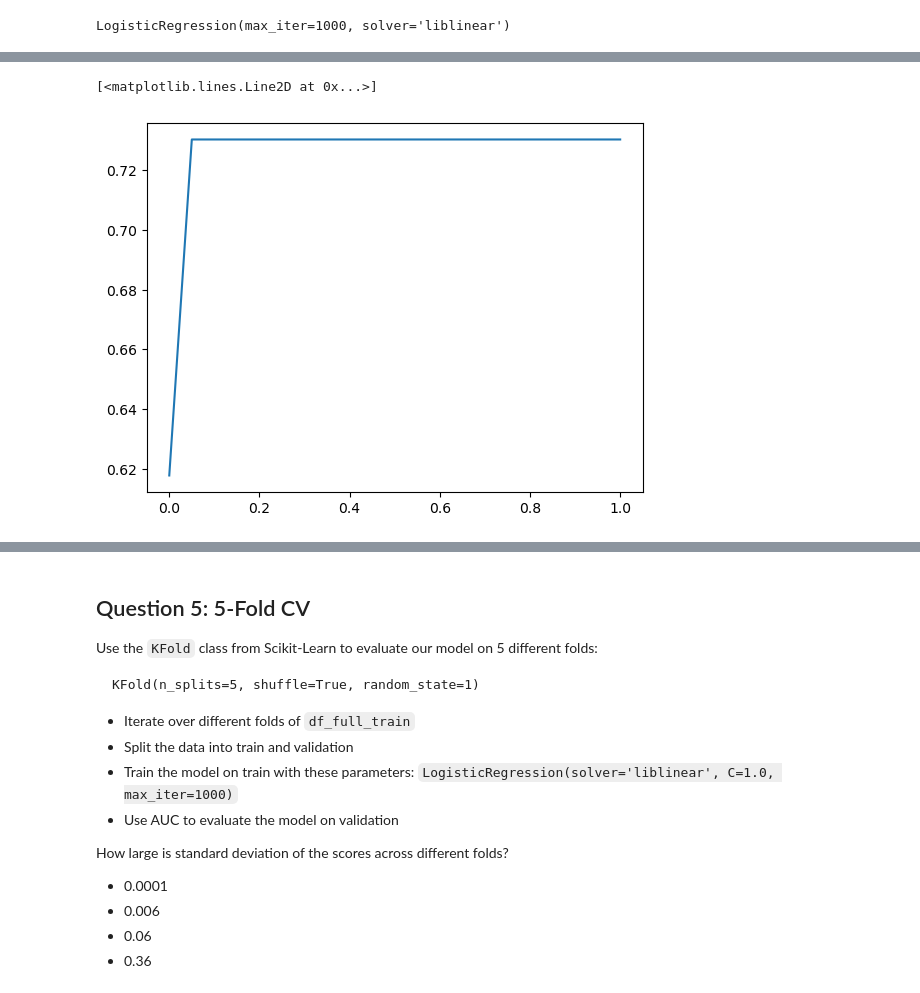
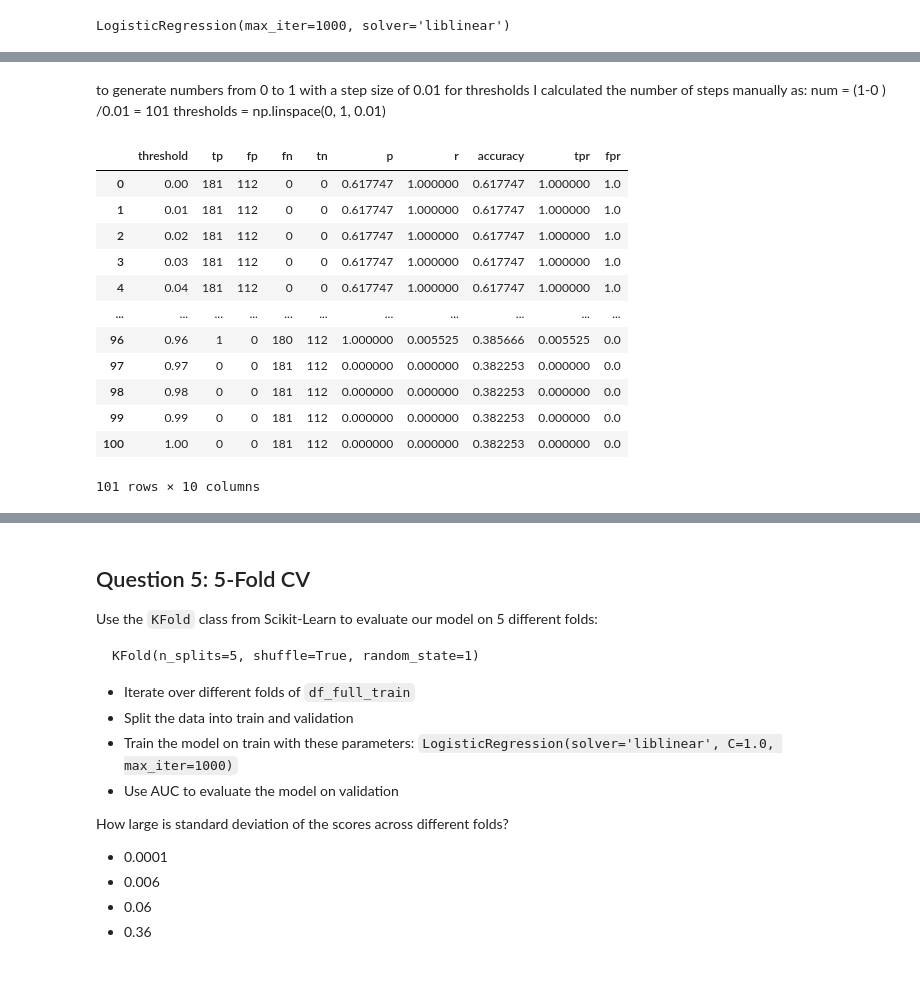
Before and after one commit to rosa-lpz/machine-learning-zoomcamp-homework, a Jupyter notebook: 04-evaluation/homework-04.ipynb, the cells around one changed output, grey strips where cells are left out. Saved outputs shown, nothing was run; the diff lists cells and outputs as text; code cells hidden in the pictures.

```diff
--- a/04-evaluation/homework-04.ipynb
+++ b/04-evaluation/homework-04.ipynb
@@ -308,6 +262,0 @@ for t in thresholds:
-# %%
-
-plt.plot(thresholds, scores)
-# %% [output]
-[<matplotlib.lines.Line2D at 0x...>]
-[figure, removed]
@@ -313,0 +265,54 @@ plt.plot(thresholds, scores)
+# %% [markdown]
+to generate numbers from 0 to 1 with a step size of 0.01 for thresholds I calculated the number of steps manually as: num = (1-0 ) /0.01 = 101
+thresholds = np.linspace(0, 1, 0.01)
+# %%
+def precision_recall_table(y_val,y_pred):
+                # np.linspace(start, stop, num)
+    thresholds = np.linspace(0.0, 1.0, 101)
+    scores=[]
+    #precision_recall= {}
+
+    for t in thresholds:
+        actual_positive = (y_val == 1)
+        actual_negative = (y_val == 0)
+
+        predict_positive = (y_pred >= t)
+        predict_negative = (y_pred < t)
+
+        tp = (predict_positive & actual_positive).sum()
+        tn = (predict_negative & actual_negative).sum()
+
+        fp = (predict_positive & actual_negative).sum()
+        fn = (predict_negative & actual_positive).sum()
+
+        # Calculate precision and recall
+        p = tp / (tp + fp) if (tp + fp) > 0 else 0  # Avoid division by zero
+        r = tp / (tp + fn) if (tp + fn) > 0 else 0  # Avoid division by zero
+
+        accuracy = accuracy_score(y_val, y_pred >= t)
+        scores.append((t, tp, fp, fn, tn, p, r, accuracy))
+
+    # Create DataFrame with scores
+    columns = ['threshold', 'tp', 'fp', 'fn', 'tn', 'p', 'r','accuracy']
+    df_scores = pd.DataFrame(scores, columns=columns)
+
+    # Add True Positive Rate (TPR) and False Positive Rate (FPR)
+    df_scores['tpr'] = df_scores.tp / (df_scores.tp + df_scores.fn)  # Sensitivity or Recall
+    df_scores['fpr'] = df_scores.fp / (df_scores.fp + df_scores.tn)  # Fall-out
+    return df_scores
+# %%
+precision_recall_table(y_val,y_pred)
+# %% [output]
+|  | threshold | tp | fp | fn | tn | p | r | accuracy | tpr | fpr |
+| 0 | 0.00 | 181 | 112 | 0 | 0 | 0.617747 | 1.000000 | 0.617747 | 1.000000 | 1.0 |
+| 1 | 0.01 | 181 | 112 | 0 | 0 | 0.617747 | 1.000000 | 0.617747 | 1.000000 | 1.0 |
+| 2 | 0.02 | 181 | 112 | 0 | 0 | 0.617747 | 1.000000 | 0.617747 | 1.000000 | 1.0 |
+| 3 | 0.03 | 181 | 112 | 0 | 0 | 0.617747 | 1.000000 | 0.617747 | 1.000000 | 1.0 |
+| 4 | 0.04 | 181 | 112 | 0 | 0 | 0.617747 | 1.000000 | 0.617747 | 1.000000 | 1.0 |
+| ... | ... | ... | ... | ... | ... | ... | ... | ... | ... | ... |
+| 96 | 0.96 | 1 | 0 | 180 | 112 | 1.000000 | 0.005525 | 0.385666 | 0.005525 | 0.0 |
+| 97 | 0.97 | 0 | 0 | 181 | 112 | 0.000000 | 0.000000 | 0.382253 | 0.000000 | 0.0 |
+| 98 | 0.98 | 0 | 0 | 181 | 112 | 0.000000 | 0.000000 | 0.382253 | 0.000000 | 0.0 |
+| 99 | 0.99 | 0 | 0 | 181 | 112 | 0.000000 | 0.000000 | 0.382253 | 0.000000 | 0.0 |
+| 100 | 1.00 | 0 | 0 | 181 | 112 | 0.000000 | 0.000000 | 0.382253 | 0.000000 | 0.0 |
+101 rows × 10 columns
```
Also changed, not shown: parts of 30 cells of this notebook.
